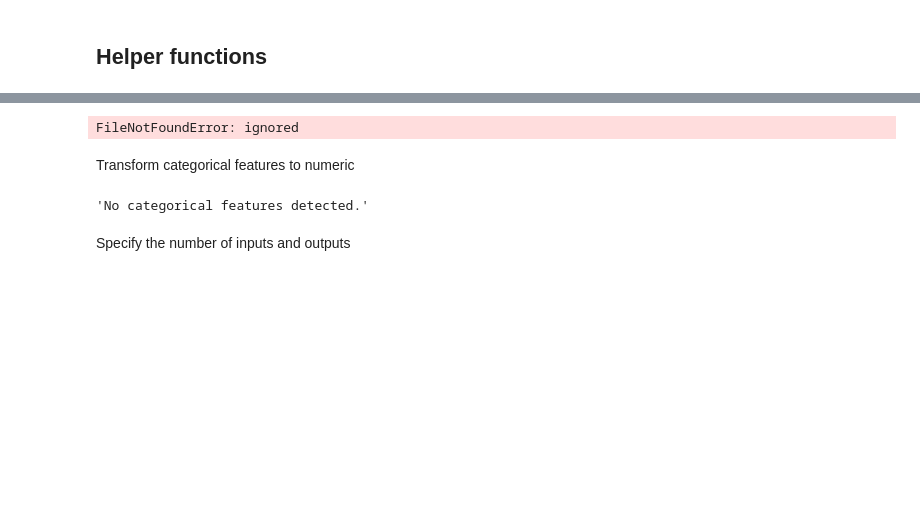
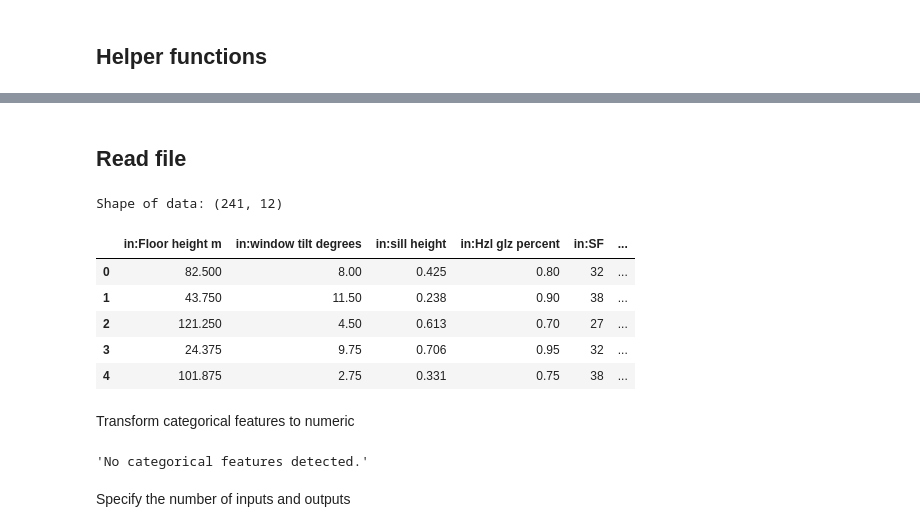
Before and after one commit to TorbenOestergaard/mc_sa_ml, a Jupyter notebook: BPS_to_ML_github.ipynb, the cells around one changed output, grey strips where cells are left out. Saved outputs shown, nothing was run; the diff lists cells and outputs as text; code cells hidden in the pictures; blank space fills up the shorter version.

```diff
--- a/BPS_to_ML_github.ipynb
+++ b/BPS_to_ML_github.ipynb
@@ -654,29 +310,26 @@ class TOM:
+# %% [markdown]
+## Read file
 # %%
-# filename_monte_carlo = 'mongo_first_test.xlsx'
-# filename_monte_carlo = 'mongo_v2.xlsx'
-# filename_monte_carlo = 'epopee_int_7000_02_08_21.csv' # i/o 24/8
-filename_monte_carlo = 'data 11.08 data explorer-LT.txt' # i/o 6/6
-
-# filename_monte_carlo = 'Naturlig_SA.xlsx' # i/o 12/4
-# filename_monte_carlo = 'NaturligSA2.xlsx' # i/o 12/4
-# filename_monte_carlo = 'Hybrid_SA.xlsx' # i/o 16/4
-# filename_monte_carlo = 'HybridSA2.xlsx' # i/o 16/4
-
-
 file_extension = filename_monte_carlo.split(".")[-1]
 file_name_only = filename_monte_carlo[:-(len(file_extension)+1)]
-file_full_path = '/content/drive/MyDrive/Colab Notebooks/' + filename_monte_carlo
 
 if file_extension == 'xlsx':
-  XY_raw = pd.read_excel(file_full_path, header=0, engine="openpyxl", ) # sheet_name='Energy data',
+  # Excel file. If data in specific sheet, add argument: sheet_name='Sheet1'
+  XY_raw = pd.read_excel(file_full_path, header=0, engine="openpyxl", )
 elif file_extension == 'csv' or file_extension == 'txt':
   XY_raw = pd.read_csv(file_full_path, sep=None)
 
 XY = XY_raw.copy()
 print(f'Shape of data: {XY_raw.shape}')
 XY_raw.head()
 # %% [output]
-FileNotFoundError: ignored
+Shape of data: (241, 12)
+|  | in:Floor height m | in:window tilt degrees | in:sill height | in:Hzl glz percent | in:SF | ... |
+| 0 | 82.500 | 8.00 | 0.425 | 0.80 | 32 | ... |
+| 1 | 43.750 | 11.50 | 0.238 | 0.90 | 38 | ... |
+| 2 | 121.250 | 4.50 | 0.613 | 0.70 | 27 | ... |
+| 3 | 24.375 | 9.75 | 0.706 | 0.95 | 32 | ... |
+| 4 | 101.875 | 2.75 | 0.331 | 0.75 | 38 | ... |
 # %% [markdown]
 Transform categorical features to numeric
 # %%
```
Also changed, not shown: parts of 16 cells of this notebook.
